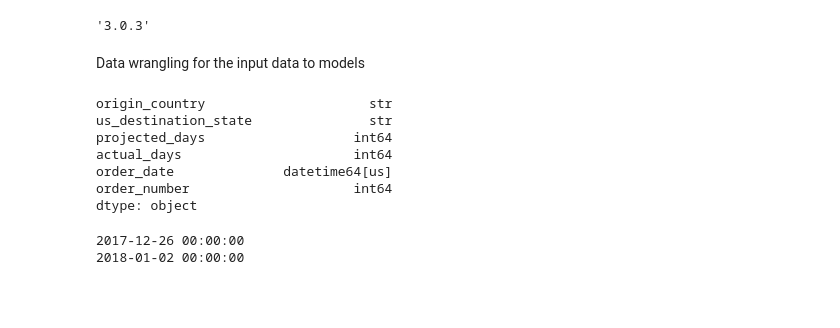
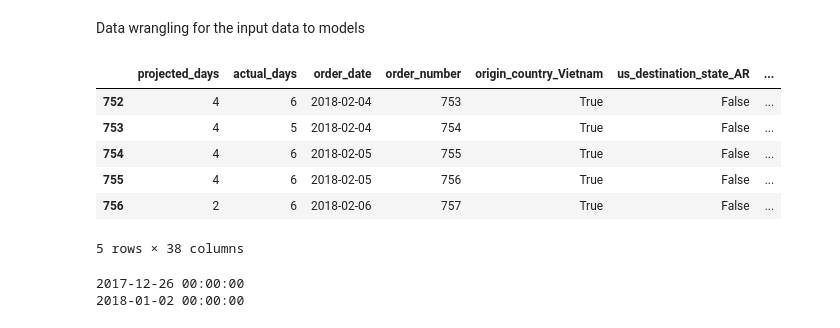
Before and after one commit to wpbSabi/deliveries, a Jupyter notebook: notebooks/03_deliveries_model.ipynb, the cells around one changed output. Drawn from its saved outputs; the diff is of its cells as text; code cells hidden in the pictures; blank space fills up the shorter version.

```diff
--- a/notebooks/03_deliveries_model.ipynb
+++ b/notebooks/03_deliveries_model.ipynb
@@ -6,10 +6,6 @@ import pandas as pd
 import sys
 sys.path.append(os.path.dirname(os.getcwd()))
 import functions
-# %%
-pd.__version__
-# %% [output]
-'3.0.3'
 # %% [markdown]
 Data wrangling for the input data to models
 # %%
@@ -22,16 +18,16 @@ df['order_number'] = df['order_date'].rank(method='first').astype(int)
 
 # Do one-hot encoding first, so that the train and test columns match
 features_data = functions.one_hot_encode(df, ['origin_country', 'us_destination_state'])
-# %%
-df.dtypes
-# %% [output]
-origin_country                     str
-us_destination_state               str
-projected_days                   int64
-actual_days                      int64
-order_date              datetime64[us]
-order_number                     int64
-dtype: object
+# %%
+features_data.reset_index(drop=True).tail()
+# %% [output]
+|  | projected_days | actual_days | order_date | order_number | origin_country_Vietnam | us_destination_state_AR | ... |
+| 752 | 4 | 6 | 2018-02-04 | 753 | True | False | ... |
+| 753 | 4 | 5 | 2018-02-04 | 754 | True | False | ... |
+| 754 | 4 | 6 | 2018-02-05 | 755 | True | False | ... |
+| 755 | 4 | 6 | 2018-02-05 | 756 | True | False | ... |
+| 756 | 2 | 6 | 2018-02-06 | 757 | True | False | ... |
+5 rows × 38 columns
 # %%
 # Choose the run_date for the train-test split
 run_date = features_data['order_date'].quantile(0.9)
```
Also changed, not shown: parts of 17 cells of this notebook, 1 other file.
